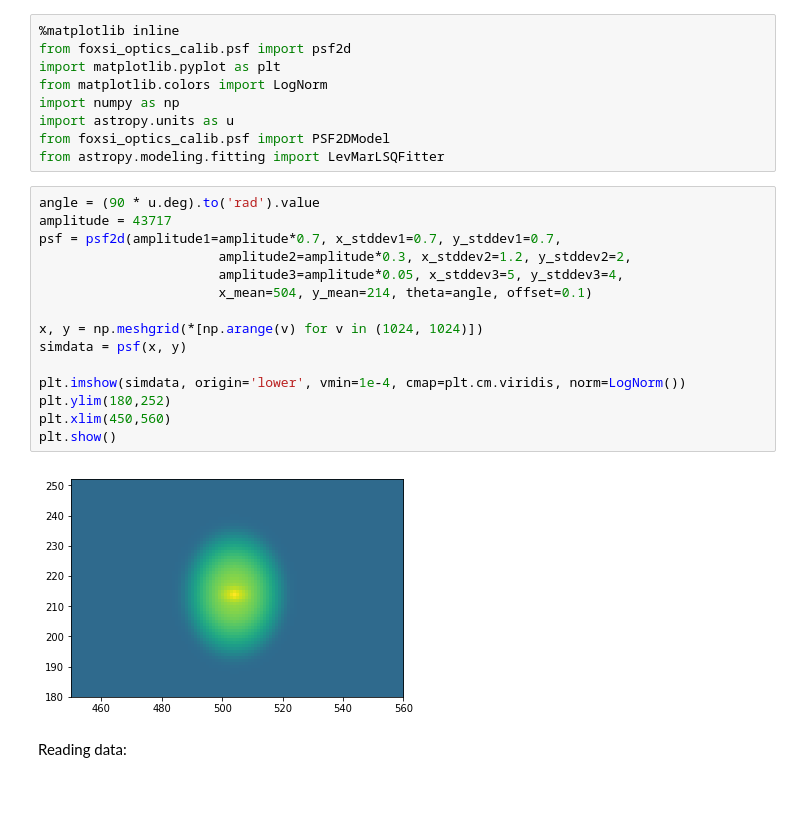
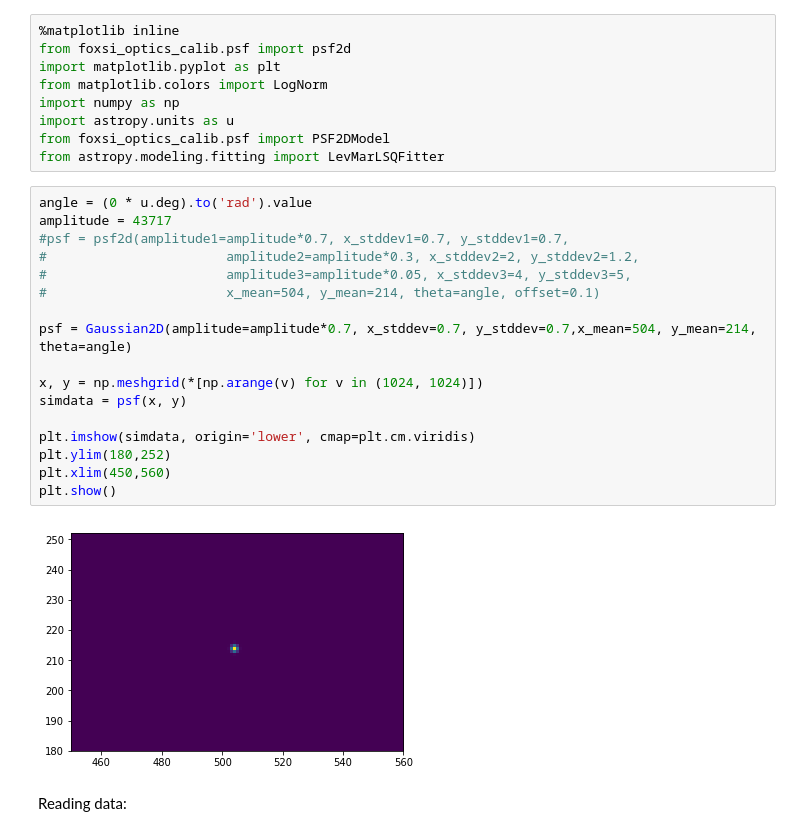
Before and after one commit to pymilo/Milo_CCD_Cal, a Jupyter notebook: Notebooks/SimData_3GaussFit.ipynb, the cells around one changed output. Cells and saved outputs as stored; diff of their text form; blank space fills up the shorter version.

```diff
--- a/Notebooks/SimData_3GaussFit.ipynb
+++ b/Notebooks/SimData_3GaussFit.ipynb
@@ -12,22 +12,24 @@ import astropy.units as u
 from foxsi_optics_calib.psf import PSF2DModel
 from astropy.modeling.fitting import LevMarLSQFitter
 # %%
-angle = (90 * u.deg).to('rad').value
+angle = (0 * u.deg).to('rad').value
 amplitude = 43717
-psf = psf2d(amplitude1=amplitude*0.7, x_stddev1=0.7, y_stddev1=0.7,
-                       amplitude2=amplitude*0.3, x_stddev2=1.2, y_stddev2=2,
-                       amplitude3=amplitude*0.05, x_stddev3=5, y_stddev3=4,
-                       x_mean=504, y_mean=214, theta=angle, offset=0.1)
+#psf = psf2d(amplitude1=amplitude*0.7, x_stddev1=0.7, y_stddev1=0.7,
+#                       amplitude2=amplitude*0.3, x_stddev2=2, y_stddev2=1.2,
+#                       amplitude3=amplitude*0.05, x_stddev3=4, y_stddev3=5,
+#                       x_mean=504, y_mean=214, theta=angle, offset=0.1)
+
+psf = Gaussian2D(amplitude=amplitude*0.7, x_stddev=0.7, y_stddev=0.7,x_mean=504, y_mean=214, theta=angle)
 
 x, y = np.meshgrid(*[np.arange(v) for v in (1024, 1024)])
 simdata = psf(x, y)
 
-plt.imshow(simdata, origin='lower', vmin=1e-4, cmap=plt.cm.viridis, norm=LogNorm())
+plt.imshow(simdata, origin='lower', cmap=plt.cm.viridis)
 plt.ylim(180,252)
 plt.xlim(450,560)
 plt.show()
 # %% [output]
-[figure, old version]
+[figure, new version]
 # %% [markdown]
 Reading data:
 # %%
```
Also changed, not shown: parts of 18 cells of this notebook, 1 other file.
